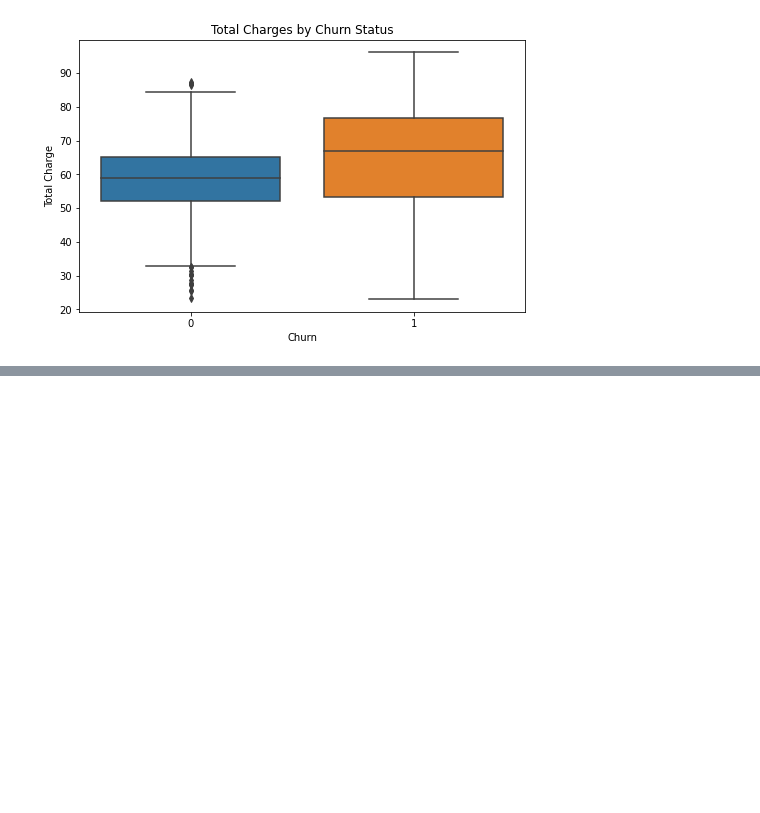
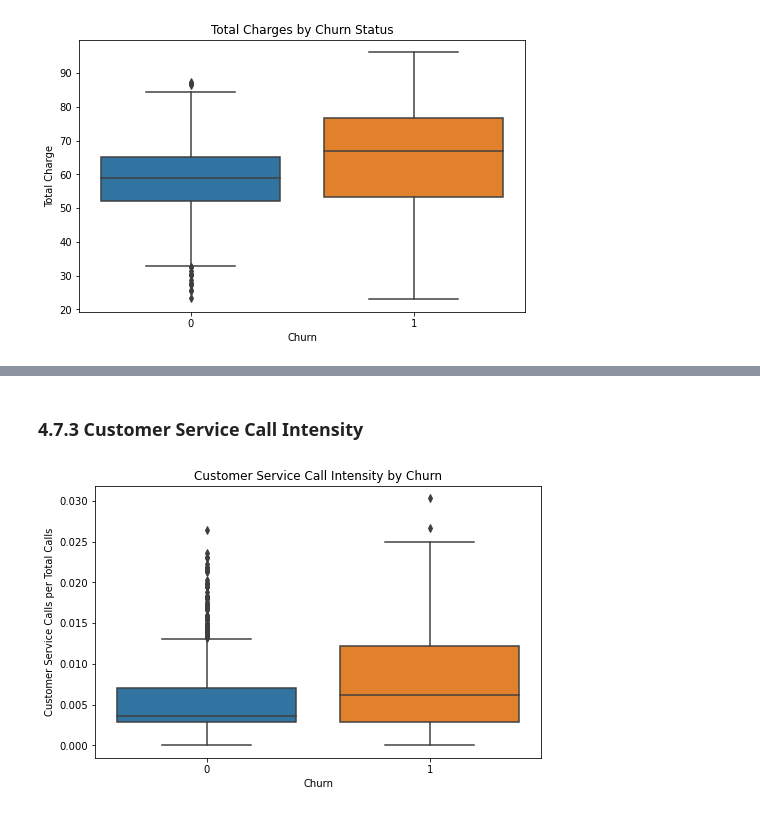
Before and after one commit to HellenDianaNjeri/SyriaTel-Customer-Churn, a Jupyter notebook: notebooks/SyriaTel Customer Churn.ipynb, the cells around one changed output, grey strips where cells are left out. Drawn from its saved outputs; the diff is of its cells as text; code cells hidden in the pictures; blank space fills up the shorter version.

```diff
--- a/notebooks/SyriaTel Customer Churn.ipynb
+++ b/notebooks/SyriaTel Customer Churn.ipynb
@@ -478,0 +499,11 @@ plt.show()
+# %% [markdown]
+###  4.7.3 Customer Service Call Intensity
+# %%
+plt.figure(figsize=(8, 5))
+sns.boxplot(x='churn', y='custserv_calls_per_total_calls', data=df)
+plt.title("Customer Service Call Intensity by Churn")
+plt.xlabel("Churn")
+plt.ylabel("Customer Service Calls per Total Calls")
+plt.show()
+# %% [output]
+[figure, added]
```
Also changed, not shown: parts of 5 cells of this notebook.
